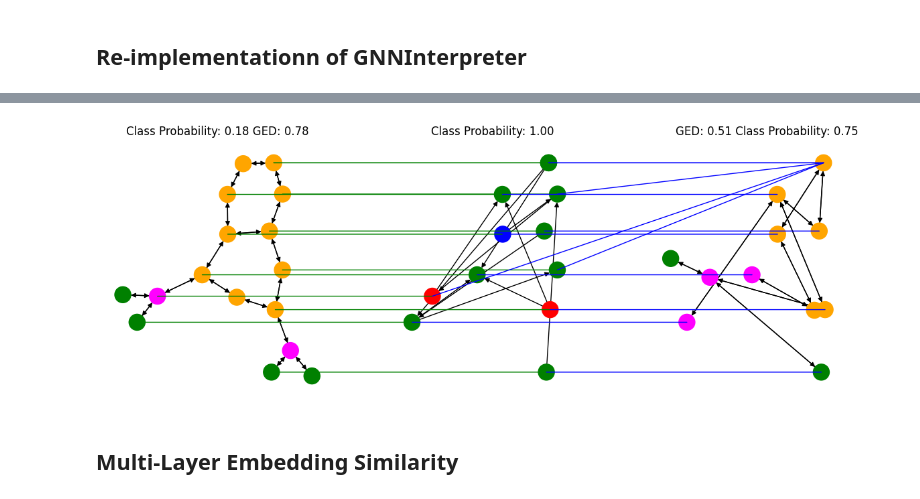
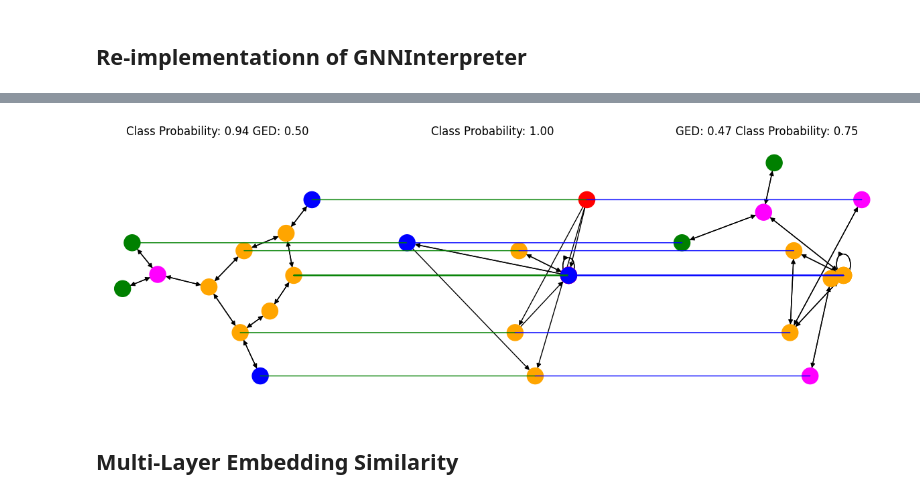
Before and after one commit to Tiny-Quant/GNN-EGG, a Jupyter notebook: results/MUTAG/EGG_MUTAG.ipynb, the cells around one changed output, grey strips where cells are left out. Saved outputs shown, nothing was run; the diff lists cells and outputs as text; code cells hidden in the pictures.

```diff
--- a/results/MUTAG/EGG_MUTAG.ipynb
+++ b/results/MUTAG/EGG_MUTAG.ipynb
@@ -882,15 +878,15 @@ Trained % GED to 0
 # %%
 vis_con_graph(
     gen_gnnInt_0_dropped,
     explainee_dropped,
     dis_node_feats = 5,
     dis_edge_feats = 3,
-    obs_ex1=test_data_list_dropped_0[2].clone(),
+    obs_ex1=test_data_list_dropped_0[4].clone(),
     obs_ex2=test_data_list_dropped_0[3].clone(),
     target=0,
     color_palette=color_palette_dropped
 )
 # %% [output]
-[figure, old version]
+[figure, new version]
 # %% [markdown]
 ## Multi-Layer Embedding Similarity
```
Also changed, not shown: parts of 40 cells of this notebook, 2 other files.
